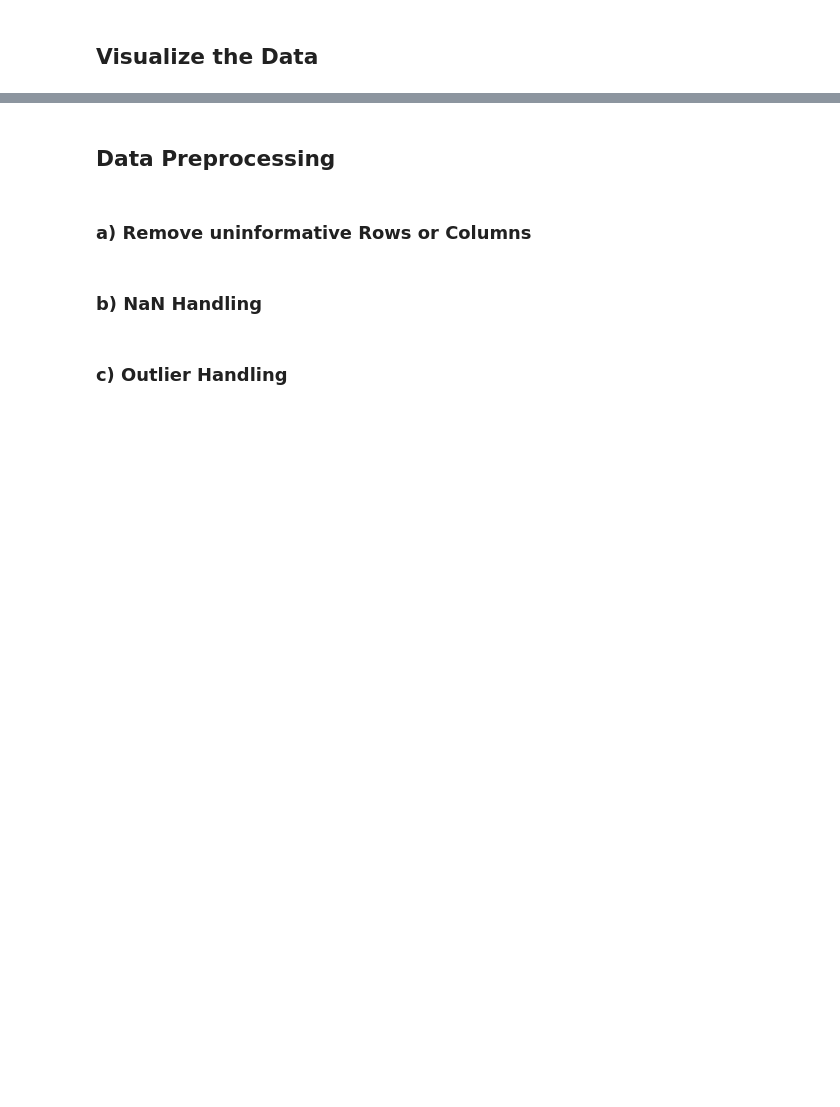
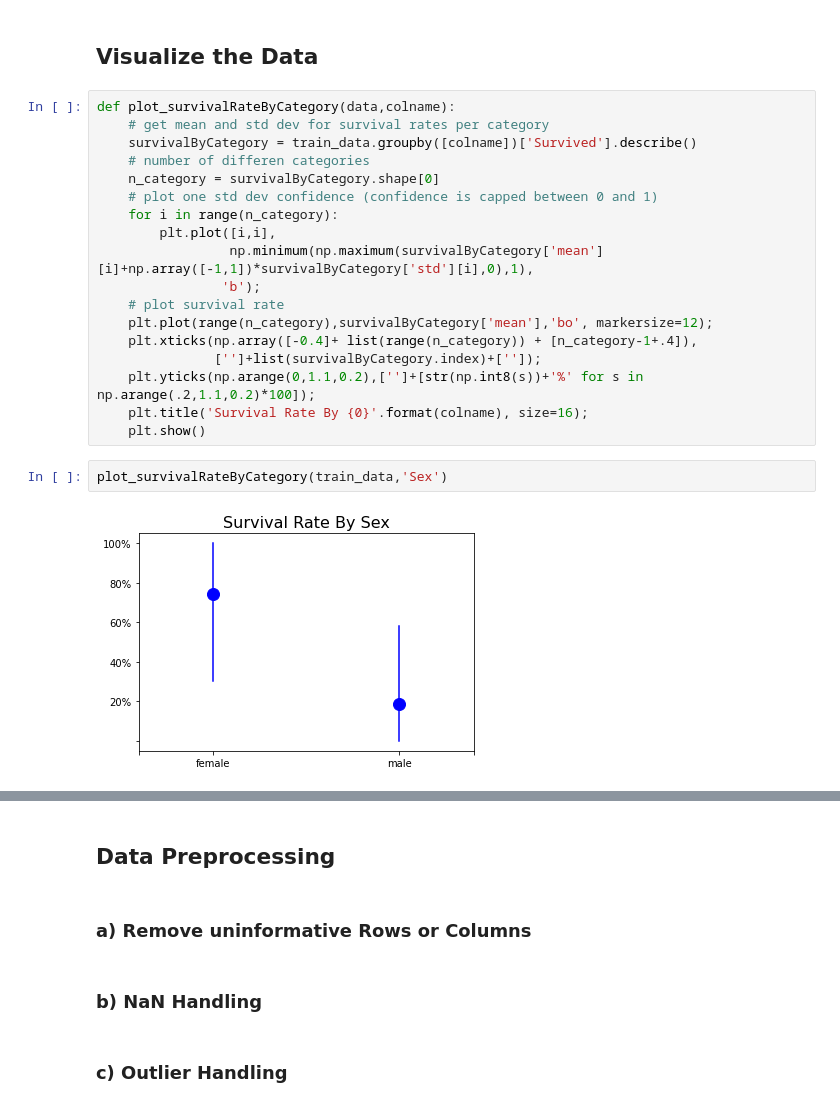
Before and after one commit to FelixMoeller3/linkit_titanic_survivor_challenge, a Jupyter notebook: linkit_titanic_survivor_challenge.ipynb, the cells around one changed output, grey strips where cells are left out. Cells and saved outputs as stored; diff of their text form; blank space fills up the shorter version.

Commit message:
data visualization

```diff
--- a/linkit_titanic_survivor_challenge.ipynb
+++ b/linkit_titanic_survivor_challenge.ipynb
@@ -35,3 +35,25 @@ Shape of test data:  (418, 11)
 | 4 | 896 | 3 | Hirvonen, Mrs. Alexander (Helga E... | female | 22.0 | 1 | 1 | 3101298 | 12.2875 | NaN | ... |
 # %% [markdown]
 ## Visualize the Data
+# %%
+def plot_survivalRateByCategory(data,colname):
+    # get mean and std dev for survival rates per category
+    survivalByCategory = train_data.groupby([colname])['Survived'].describe()
+    # number of differen categories
+    n_category = survivalByCategory.shape[0]
+    # plot one std dev confidence (confidence is capped between 0 and 1)
+    for i in range(n_category):
+        plt.plot([i,i],
+                 np.minimum(np.maximum(survivalByCategory['mean'][i]+np.array([-1,1])*survivalByCategory['std'][i],0),1),
+                'b');
+    # plot survival rate
+    plt.plot(range(n_category),survivalByCategory['mean'],'bo', markersize=12);
+    plt.xticks(np.array([-0.4]+ list(range(n_category)) + [n_category-1+.4]),
+               ['']+list(survivalByCategory.index)+['']);
+    plt.yticks(np.arange(0,1.1,0.2),['']+[str(np.int8(s))+'%' for s in np.arange(.2,1.1,0.2)*100]);
+    plt.title('Survival Rate By {0}'.format(colname), size=16);
+    plt.show()
+# %%
+plot_survivalRateByCategory(train_data,'Sex')
+# %% [output]
+[figure, added]
```
Also changed, not shown: parts of 4 cells of this notebook.
